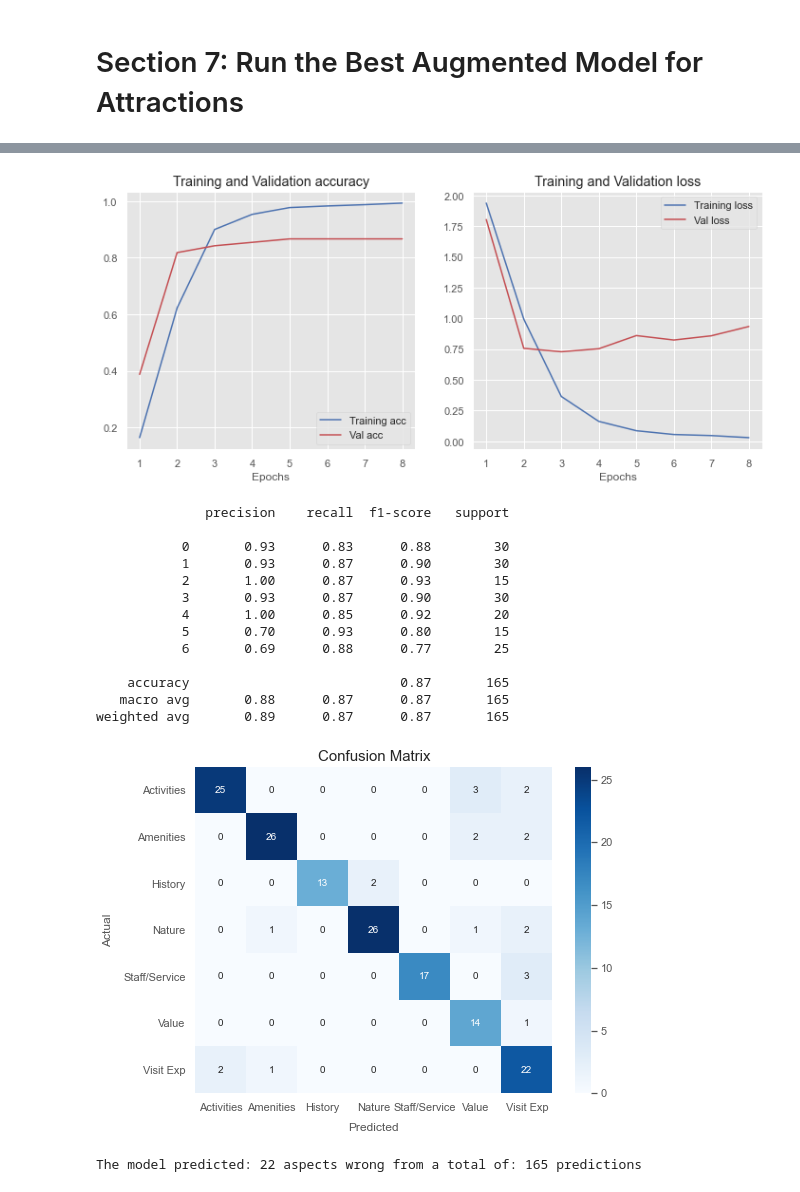
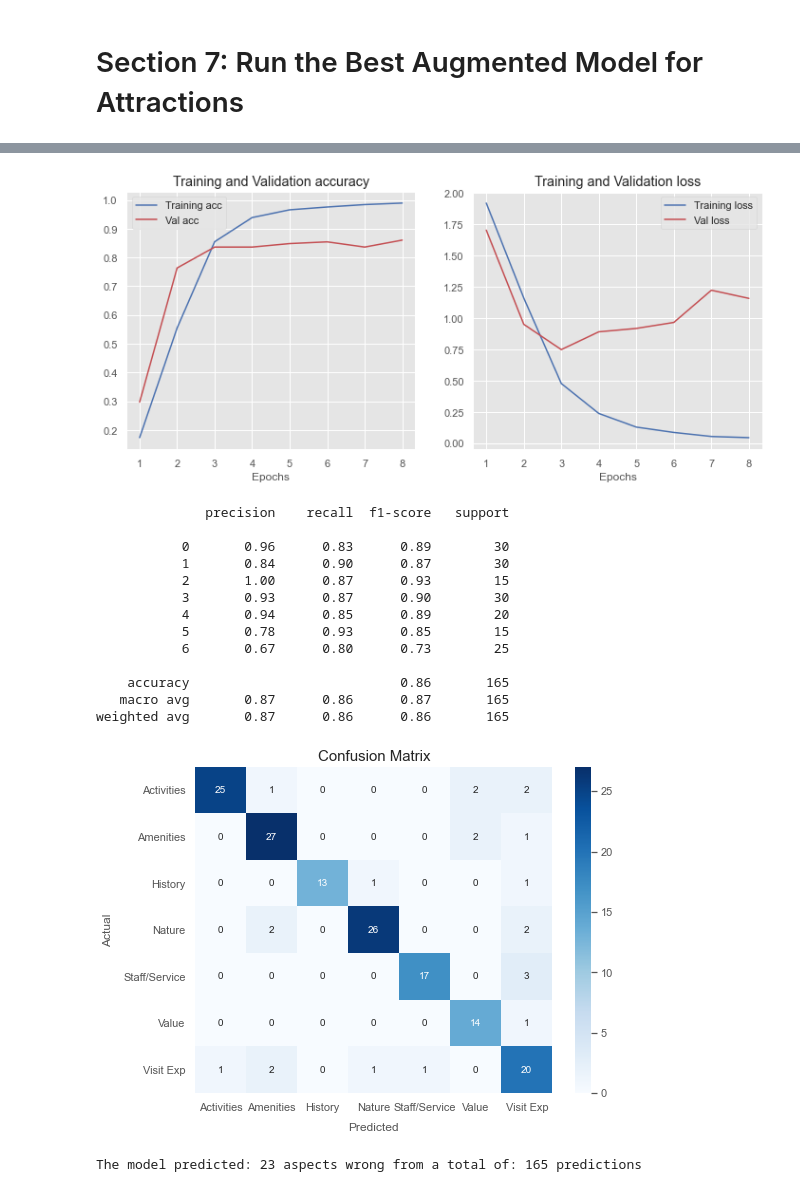
Before and after one commit to Auckland68/Arun-Travel-Reviews-Analysis, a Jupyter notebook: AspectSentimentModels/Models/Notebook12(b)AspectPredictiveModelsNeuralNetworks.ipynb, the cells around one changed output, grey strips where cells are left out. Drawn from its saved outputs; the diff is of its cells as text; code cells hidden in the pictures.

```diff
--- a/AspectSentimentModels/Models/Notebook12(b)AspectPredictiveModelsNeuralNetworks.ipynb
+++ b/AspectSentimentModels/Models/Notebook12(b)AspectPredictiveModelsNeuralNetworks.ipynb
@@ -1109,7 +1153,7 @@ class_weights = class_weights_attract
 X_train_attract_aug_w, y_train_attract_aug_e, X_val_attract_aug_w, y_val_attract_aug_e, X_test_attract_aug_w, y_test_attract_aug_e = proc_aug(insertion, X_val_attract, y_val_attract, X_test_attract, y_val_attract)
 
 # Run model using the word embeddings and the target encoded as one-hot encoding
-model_attract_insert = create_model_a()
-run_mod(model_attract_insert, X_train_attract_aug_w, X_val_attract_aug_w, y_train_attract_aug_e, y_val_attract_aug_e)
+model_attract_swap = create_model_a()
+run_mod(model_attract_swap, X_train_attract_aug_w, X_val_attract_aug_w, y_train_attract_aug_e, y_val_attract_aug_e)
 # %% [output]
 Epoch 1/50
@@ -1132,22 +1176,22 @@ Epoch 6/50
-[figure, old version]
+[figure, new version]
 # %%
-df_pred_attract,df_wrong_attract,y_val_integer, y_pred_class, y_pred_prob = eval(model_attract_insert, output_dir,"/weights.05.hdf5",X_val_attract_aug_w, y_val_attract_aug_e,y_val_attract,label_attract)
+df_pred_attract,df_wrong_attract,y_val_integer, y_pred_class, y_pred_prob = eval(model_attract_insert, output_dir,"/weights.08.hdf5",X_val_attract_aug_w, y_val_attract_aug_e,y_val_attract,label_attract)
 # %% [output]
               precision    recall  f1-score   support
 
-           0       0.93      0.83      0.88        30
-           1       0.93      0.87      0.90        30
+           0       0.96      0.83      0.89        30
+           1       0.84      0.90      0.87        30
            2       1.00      0.87      0.93        15
            3       0.93      0.87      0.90        30
-           4       1.00      0.85      0.92        20
-           5       0.70      0.93      0.80        15
-           6       0.69      0.88      0.77        25
+           4       0.94      0.85      0.89        20
+           5       0.78      0.93      0.85        15
+           6       0.67      0.80      0.73        25
 
-    accuracy                           0.87       165
-   macro avg       0.88      0.87      0.87       165
-weighted avg       0.89      0.87      0.87       165
+    accuracy                           0.86       165
+   macro avg       0.87      0.86      0.87       165
+weighted avg       0.87      0.86      0.86       165
-[figure, old version]
+[figure, new version]
-The model predicted: 22 aspects wrong from a total of: 165 predictions
+The model predicted: 23 aspects wrong from a total of: 165 predictions
 # %%
 results4 = metric_results(y_val_attract_e,y_val_integer,y_pred_class,y_pred_prob)
 results4
```
Also changed, not shown: parts of 156 cells of this notebook.
